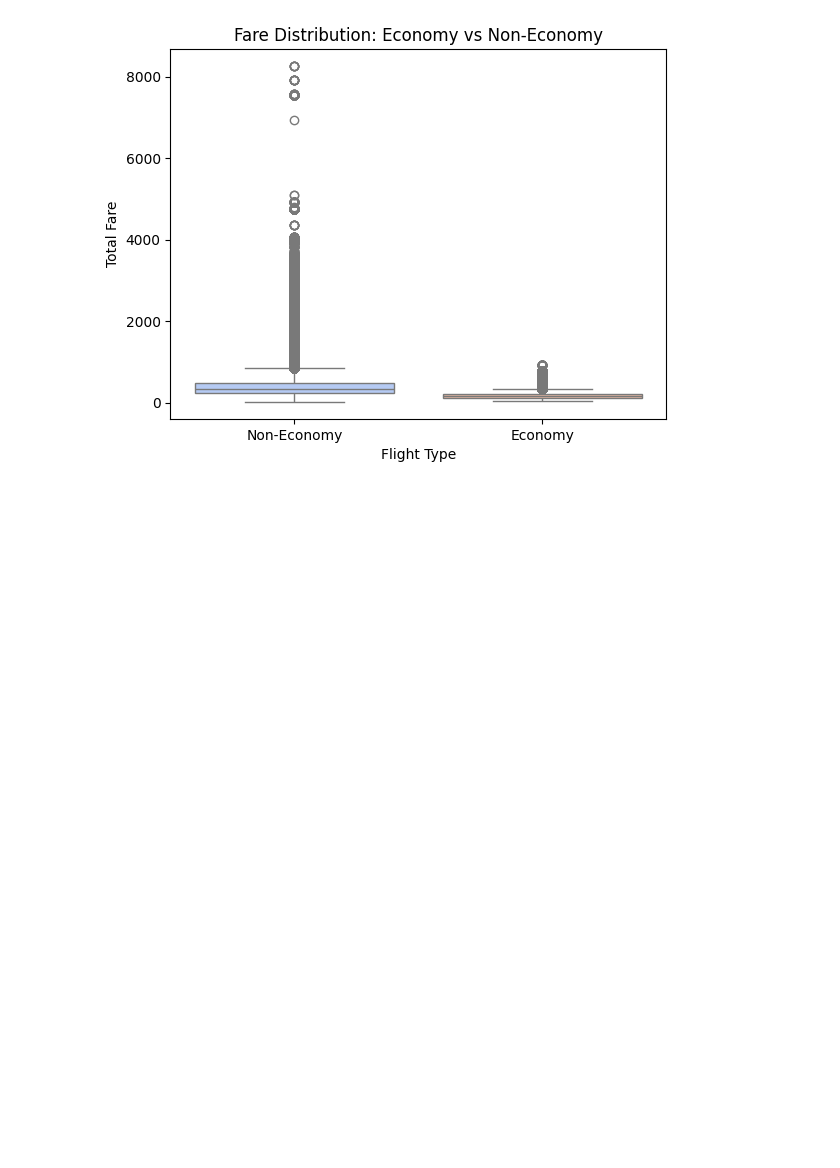
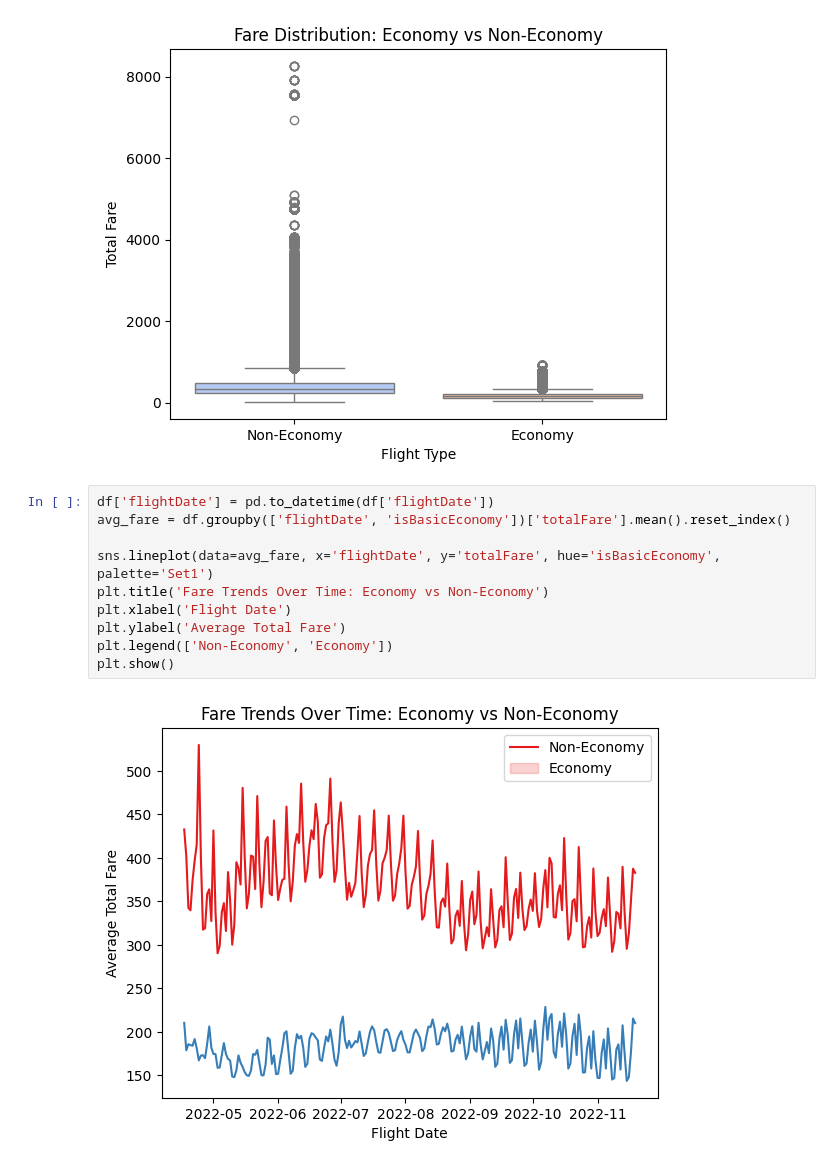
Before and after one commit to vsuptl/cs412_flight_prediction, a Jupyter notebook: data.ipynb, the cells around one changed output. Saved outputs shown, nothing was run; the diff lists cells and outputs as text; blank space fills up the shorter version.

Commit message:
more visualizations

```diff
--- a/data.ipynb
+++ b/data.ipynb
@@ -52,3 +52,15 @@ Passing `palette` without assigning `hue` is deprecated and will be removed in v
 
   sns.boxplot(data=df, x='isBasicEconomy', y='totalFare', palette='coolwarm')
 [figure]
+# %%
+df['flightDate'] = pd.to_datetime(df['flightDate'])
+avg_fare = df.groupby(['flightDate', 'isBasicEconomy'])['totalFare'].mean().reset_index()
+
+sns.lineplot(data=avg_fare, x='flightDate', y='totalFare', hue='isBasicEconomy', palette='Set1')
+plt.title('Fare Trends Over Time: Economy vs Non-Economy')
+plt.xlabel('Flight Date')
+plt.ylabel('Average Total Fare')
+plt.legend(['Non-Economy', 'Economy'])
+plt.show()
+# %% [output]
+[figure, added]
```
